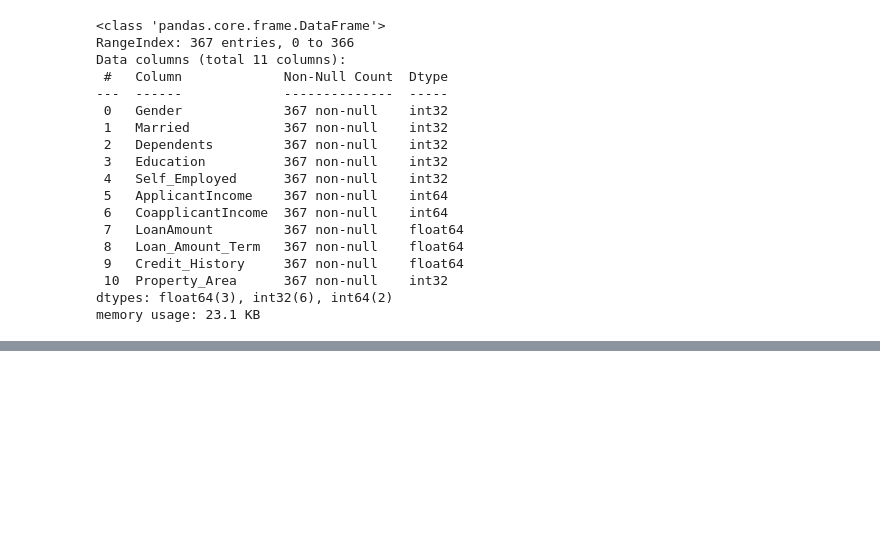
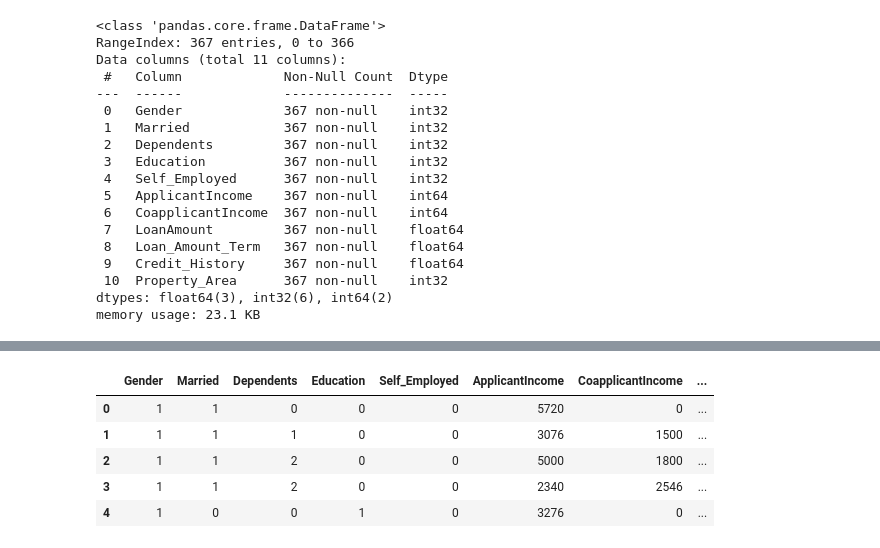
Before and after one commit to MuiruKamau/Loan-Eligibility-Prediction-Model, a Jupyter notebook: LoanEligibility.ipynb, the cells around one changed output, grey strips where cells are left out. Saved outputs shown, nothing was run; the diff lists cells and outputs as text; code cells hidden in the pictures; blank space fills up the shorter version.

```diff
--- a/LoanEligibility.ipynb
+++ b/LoanEligibility.ipynb
@@ -420,0 +433,7 @@ fig.show()
+# %%
+#split the training data into features and target variable
+X = train.drop('Loan_Status', axis=1)
+y = train['Loan_Status']
+
+#split the training data into training and testing data
+X_train, X_test, y_train, y_test = train_test_split(X, y, test_size=0.2, random_state=42)
@@ -420,0 +560,23 @@ fig.show()
+# %%
+# logistic regression
+
+#initialize the logistic regression model
+lr = LogisticRegression(random_state=42)
+
+#fit the logistic regression model to the training data
+lr.fit(X_train, y_train)
+
+#make predictions
+y_pred = lr.predict(X_test)
+
+#accuracy score
+accuracy_lr = accuracy_score(y_test, y_pred)
+print(f'Accuracy: {accuracy_lr * 100}%')
+
+#confusion matrix
+conf_matrix = confusion_matrix(y_test, y_pred)
+print(f'Confusion Matrix: \n{conf_matrix}')
+
+#classification report
+class_report = classification_report(y_test, y_pred)
+print(f'Classification Report: \n{class_report}')
@@ -420,0 +626,14 @@ fig.show()
+# %%
+# create a dataframe include all the data in the testing data and the predicted values using logistic regression
+test_predictions = test.copy()
+test_predictions['Loan_Status'] = lr.predict(test)
+
+#display the first 5 rows of the dataframe
+test_predictions.head()
+# %% [output]
+|  | Gender | Married | Dependents | Education | Self_Employed | ApplicantIncome | CoapplicantIncome | ... |
+| 0 | 1 | 1 | 0 | 0 | 0 | 5720 | 0 | ... |
+| 1 | 1 | 1 | 1 | 0 | 0 | 3076 | 1500 | ... |
+| 2 | 1 | 1 | 2 | 0 | 0 | 5000 | 1800 | ... |
+| 3 | 1 | 1 | 2 | 0 | 0 | 2340 | 2546 | ... |
+| 4 | 1 | 0 | 0 | 1 | 0 | 3276 | 0 | ... |
```
Also changed, not shown: parts of 15 cells of this notebook, 2 other files.
